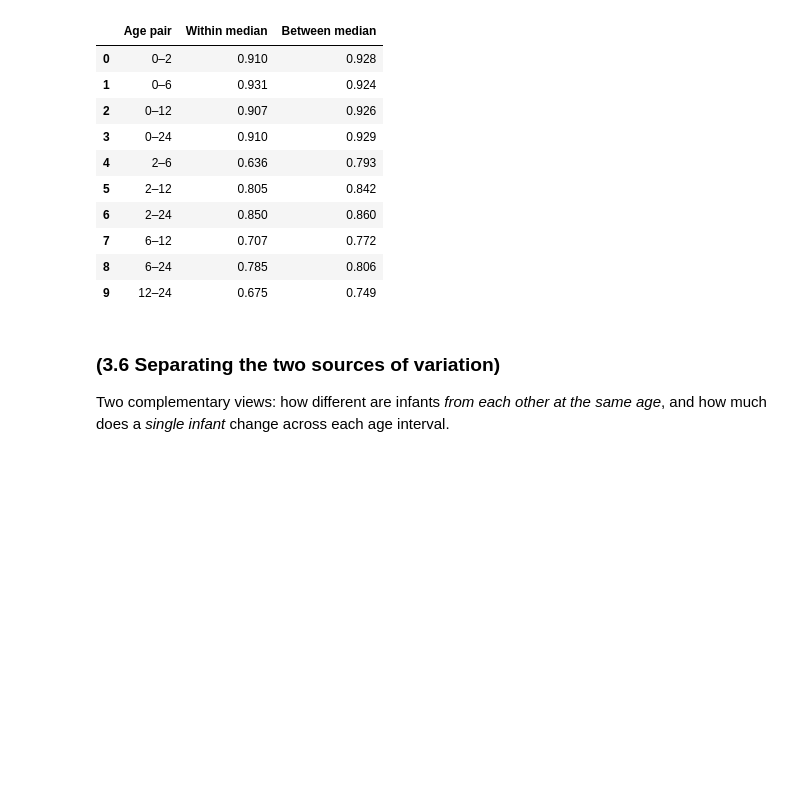
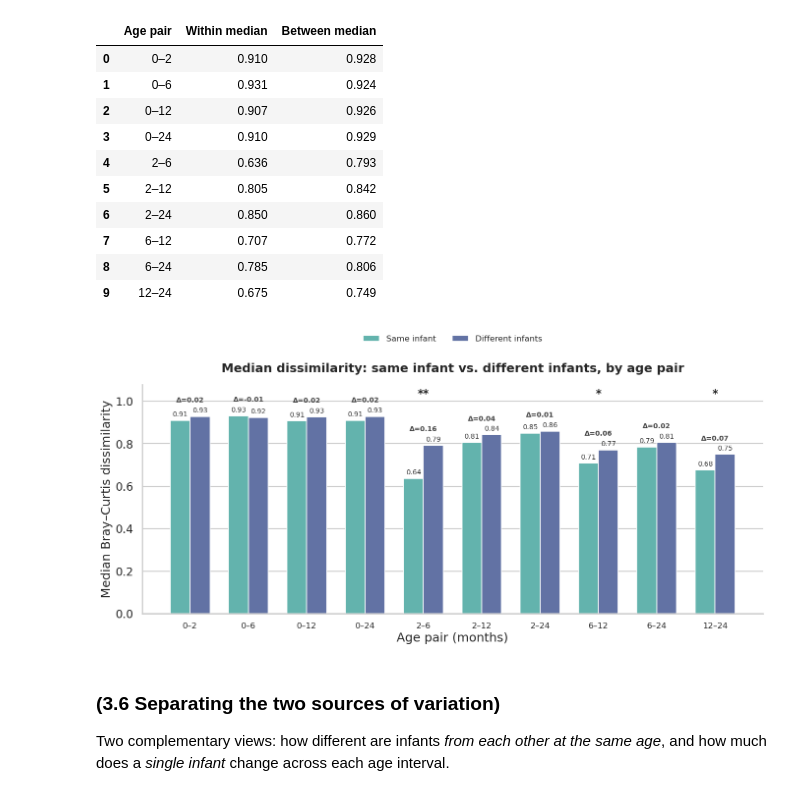
Before and after one commit to tpayer-eng/MicroOdyssey, a Jupyter notebook: scripts/04_longitudinal analysis/04_longitudinal_diversity_trajectories-NEW.ipynb, the cells around one changed output. Drawn from its saved outputs; the diff is of its cells as text; code cells hidden in the pictures; blank space fills up the shorter version.

```diff
--- a/scripts/04_longitudinal analysis/04_longitudinal_diversity_trajectories-NEW.ipynb
+++ b/scripts/04_longitudinal analysis/04_longitudinal_diversity_trajectories-NEW.ipynb
@@ -371,20 +339,20 @@ for a, b in combinations(AGES, 2):
     m1 = m1[m1["host_id"].isin(common)]
     m2 = m2[m2["host_id"].isin(common)]
 
-    D = bray.loc[m1.index, m2.index].to_numpy()
+    D_pair = bray.loc[m1.index, m2.index].to_numpy()
     n = len(common)
     same = np.eye(n, dtype=bool)
 
     # calculate observed median difference
-    within = np.median(D[same])
-    between = np.median(D[~same])
+    within = np.median(D_pair[same])
+    between = np.median(D_pair[~same])
     observed = between - within
 
     # random infant matching
     null = np.empty(n_perm)
     for i in range(n_perm):
         mask = same[:, rng.permutation(n)]
-        null[i] = np.median(D[~mask]) - np.median(D[mask])
+        null[i] = np.median(D_pair[~mask]) - np.median(D_pair[mask])
 
     p = (1 + np.sum(null >= observed)) / (n_perm + 1)
     results.append([f"{a}–{b}", n, within, between, observed, p])
@@ -427,6 +395,49 @@ display(perm_results[[
 | 7 | 6–12 | 0.707 | 0.772 |
 | 8 | 6–24 | 0.785 | 0.806 |
 | 9 | 12–24 | 0.675 | 0.749 |
+# %%
+age_labels = perm_results["Age pair"].tolist()
+same_vals = perm_results["Within median"].to_numpy()
+diff_vals = perm_results["Between median"].to_numpy()
+delta = diff_vals - same_vals
+
+x = np.arange(len(age_labels))
+width = 0.34
+
+fig, ax = plt.subplots(figsize=(14, 7))
+bars1 = ax.bar(x - width/2, same_vals, width, label="Same infant", color="#63B3AD", edgecolor="white", linewidth=1.2)
+bars2 = ax.bar(x + width/2, diff_vals, width, label="Different infants", color="#6272A4", edgecolor="white", linewidth=1.2)
+
+for bar in list(bars1) + list(bars2):
+    h = bar.get_height()
+    ax.text(bar.get_x() + bar.get_width()/2, h + 0.012, f"{h:.2f}",
+            ha="center", va="bottom", fontsize=10, color="#333333")
+
+for k, d in enumerate(delta):
+    ax.text(x[k], max(same_vals[k], diff_vals[k]) + 0.06, f"Δ={d:.2f}",
+            ha="center", va="bottom", fontsize=10, fontweight="bold", color="#444444")
+
+ax.set_xticks(x)
+# stars for significance: see 3.6 permutation test
+for k, p in enumerate(perm_results["Adjusted p-value"]):
+    stars = "**" if p < 0.01 else "*" if p < 0.05 else ""
+    if stars:
+        ax.text(x[k], 1.02, stars, ha="center",
+                fontsize=16, fontweight="bold")
+
+ax.set_xticklabels(age_labels, fontsize=12)
+ax.set_xlabel("Age pair (months)")
+ax.set_ylabel("Median Bray–Curtis dissimilarity")
+ax.set_title("Median dissimilarity: same infant vs. different infants, by age pair", fontsize=18, fontweight="bold", pad=18)
+ax.set_ylim(0, 1.08)
+ax.legend(frameon=False,fontsize=12,loc="lower center",bbox_to_anchor=(0.5, 1.15),ncol=2)
+ax.grid(axis="x", visible=False)
+sns.despine()
+plt.tight_layout()
+save_fig("bray_curtis_exact_age_pairs.png")
+plt.show()
+# %% [output]
+[figure, new version]
 # %% [markdown]
 ### (3.6 Separating the two sources of variation)
 Two complementary views: how different are infants *from each other at the same age*, and how much does a *single infant* change across each age interval.
```
Also changed, not shown: parts of 4 cells of this notebook, 1 other file.
